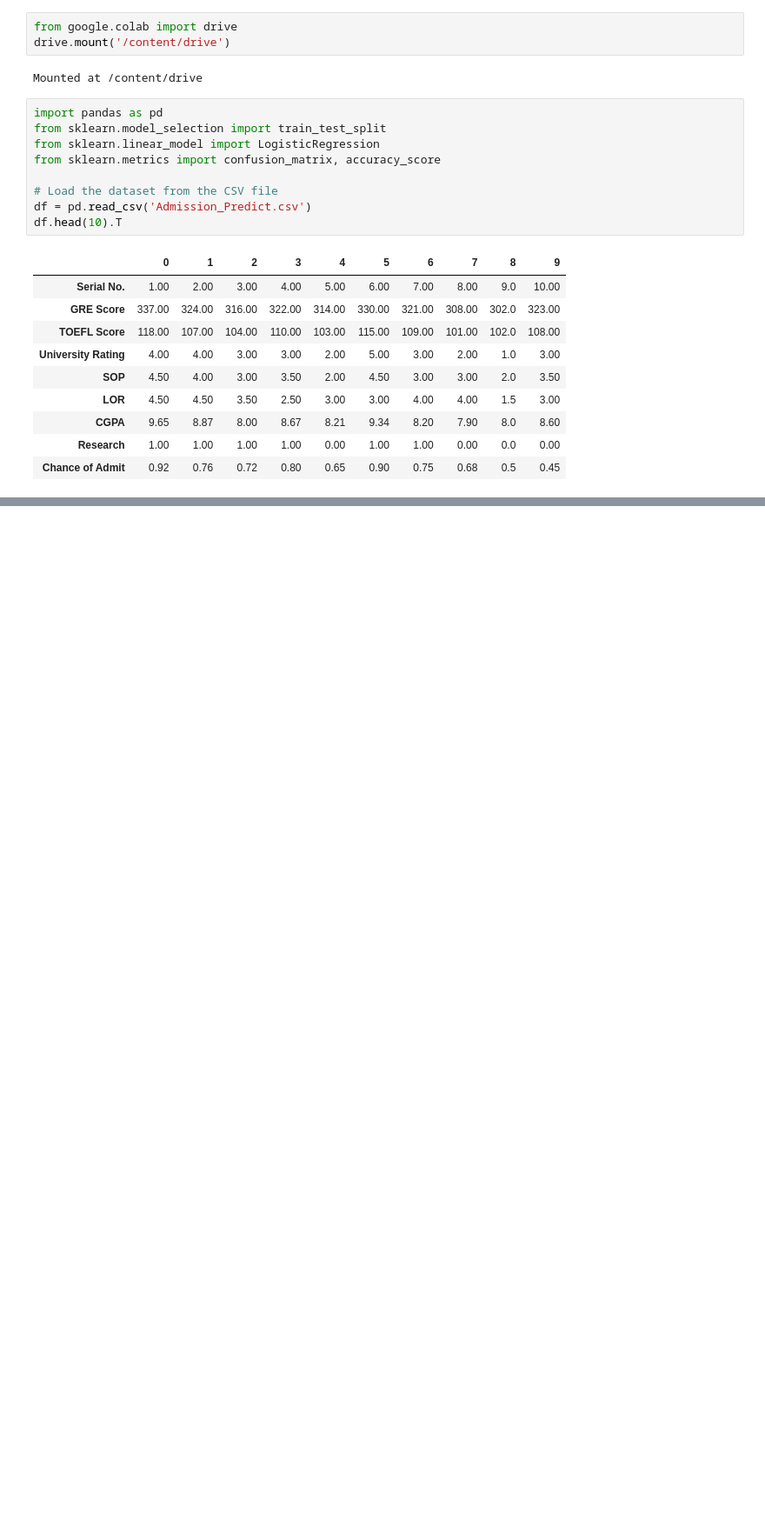
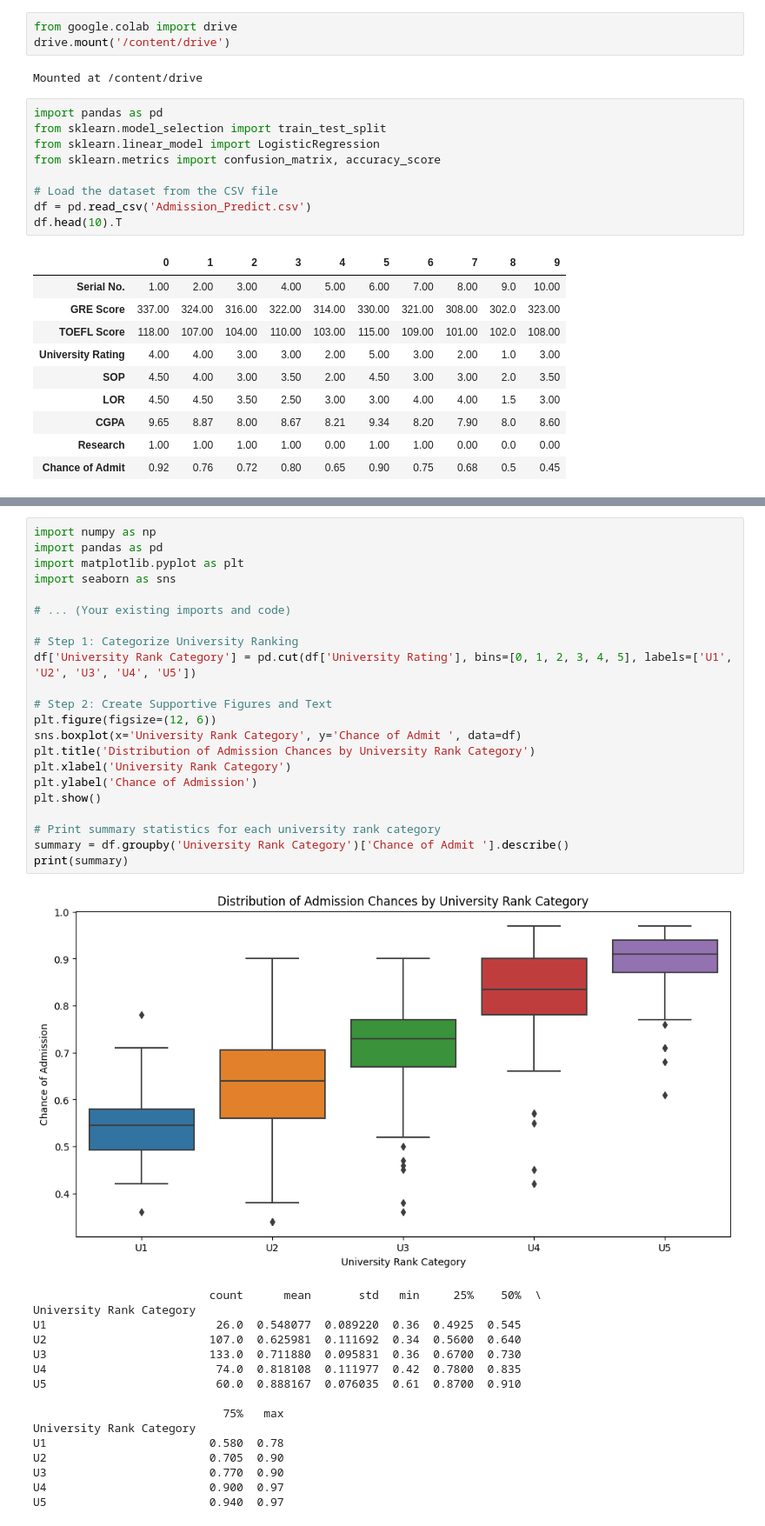
Before and after one commit to aritradey-CS/Admission-Prediction, a Jupyter notebook: _Test_Module_Oct23.ipynb, the cells around one changed output, grey strips where cells are left out. Shown at 87% size. Saved outputs shown, nothing was run; the diff lists cells and outputs as text; blank space fills up the shorter version.

```diff
--- a/_Test_Module_Oct23.ipynb
+++ b/_Test_Module_Oct23.ipynb
@@ -27,0 +120,39 @@ df.head(10).T
+# %%
+import numpy as np
+import pandas as pd
+import matplotlib.pyplot as plt
+import seaborn as sns
+
+# ... (Your existing imports and code)
+
+# Step 1: Categorize University Ranking
+df['University Rank Category'] = pd.cut(df['University Rating'], bins=[0, 1, 2, 3, 4, 5], labels=['U1', 'U2', 'U3', 'U4', 'U5'])
+
+# Step 2: Create Supportive Figures and Text
+plt.figure(figsize=(12, 6))
+sns.boxplot(x='University Rank Category', y='Chance of Admit ', data=df)
+plt.title('Distribution of Admission Chances by University Rank Category')
+plt.xlabel('University Rank Category')
+plt.ylabel('Chance of Admission')
+plt.show()
+
+# Print summary statistics for each university rank category
+summary = df.groupby('University Rank Category')['Chance of Admit '].describe()
+print(summary)
+# %% [output]
+[figure, added]
+                          count      mean       std   min     25%    50%  \
+University Rank Category
+U1                         26.0  0.548077  0.089220  0.36  0.4925  0.545
+U2                        107.0  0.625981  0.111692  0.34  0.5600  0.640
+U3                        133.0  0.711880  0.095831  0.36  0.6700  0.730
+U4                         74.0  0.818108  0.111977  0.42  0.7800  0.835
+U5                         60.0  0.888167  0.076035  0.61  0.8700  0.910
+
+                            75%   max
+University Rank Category
+U1                        0.580  0.78
+U2                        0.705  0.90
+U3                        0.770  0.90
+U4                        0.900  0.97
+U5                        0.940  0.97
```
Also changed, not shown: parts of 5 cells of this notebook.
